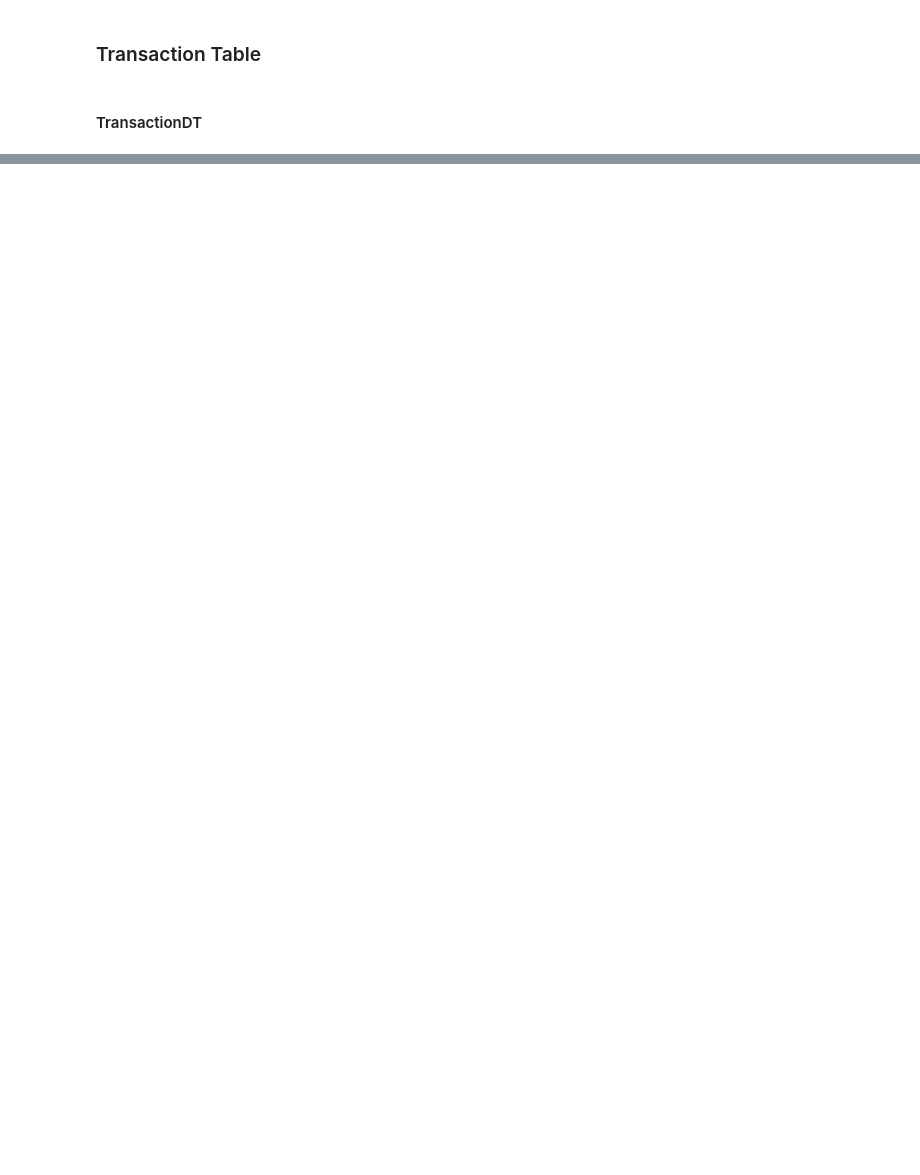
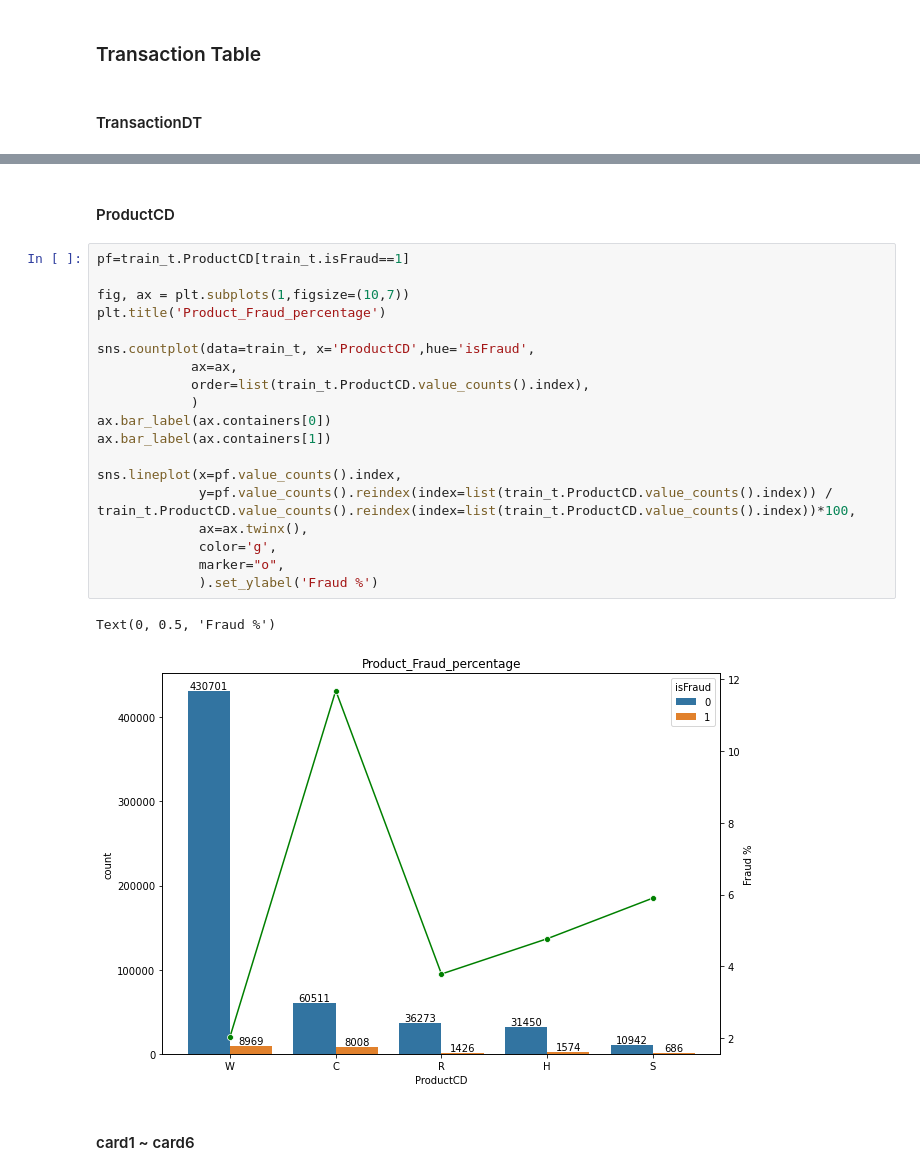
Before and after one commit to 592k/Mini_project-modeling, a Jupyter notebook: src/EDA.ipynb, the cells around one changed output, grey strips where cells are left out. Saved outputs shown, nothing was run; the diff lists cells and outputs as text; blank space fills up the shorter version.

```diff
--- a/src/EDA.ipynb
+++ b/src/EDA.ipynb
@@ -56,0 +333,26 @@ IndexError: too many indices for array: array is 1-dimensional, but 2 were index
+# %% [markdown]
+#### ProductCD
+# %%
+pf=train_t.ProductCD[train_t.isFraud==1]
+
+fig, ax = plt.subplots(1,figsize=(10,7))
+plt.title('Product_Fraud_percentage')
+
+sns.countplot(data=train_t, x='ProductCD',hue='isFraud',
+            ax=ax,
+            order=list(train_t.ProductCD.value_counts().index),
+            )
+ax.bar_label(ax.containers[0])
+ax.bar_label(ax.containers[1])
+
+sns.lineplot(x=pf.value_counts().index,
+             y=pf.value_counts().reindex(index=list(train_t.ProductCD.value_counts().index)) / train_t.ProductCD.value_counts().reindex(index=list(train_t.ProductCD.value_counts().index))*100,
+             ax=ax.twinx(),
+             color='g',
+             marker="o",
+             ).set_ylabel('Fraud %')
+# %% [output]
+Text(0, 0.5, 'Fraud %')
+[figure, added]
+# %% [markdown]
+#### card1 ~ card6
```
Also changed, not shown: parts of 33 cells of this notebook.
